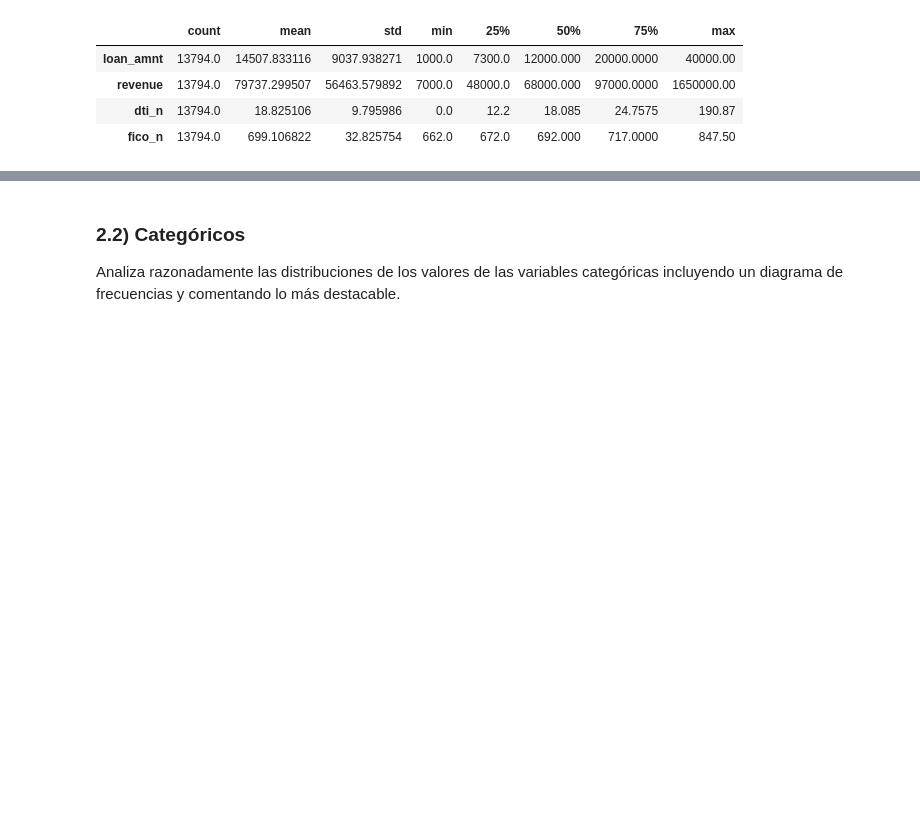
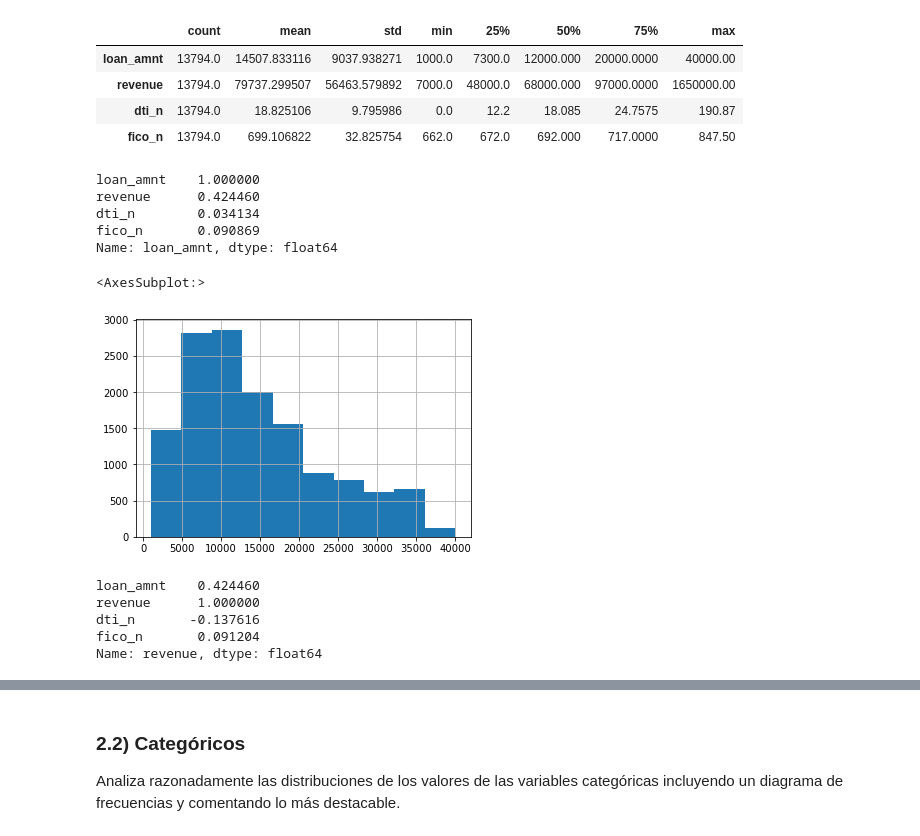
Before and after one commit to Carlanganas98/IA2, a Jupyter notebook: P1_clustering_enunciado.ipynb, the cells around one changed output, grey strips where cells are left out. Drawn from its saved outputs; the diff is of its cells as text; code cells hidden in the pictures; blank space fills up the shorter version.

```diff
--- a/P1_clustering_enunciado.ipynb
+++ b/P1_clustering_enunciado.ipynb
@@ -86,3 +86,12 @@ indicaría que probablemente haya un muy pequeño grupo de personas que han pedi
 Finalmente el indicador de solvencia nos muestra que de media los prestamos son "Buen crédito", y al no tener una desviación
 típica muy elevada nos indica que los datos no están muy dispersos en esta variable por lo que podemos afirmar que casi todos
 los prestamos dados serán "Buen préstamo", como mínimo "Crédito aceptable" o llegando a ser "Excelente crédito". """
+# %%
+correl=df.corr()
+correl['loan_amnt']
+# %% [output]
+loan_amnt    1.000000
+revenue      0.424460
+dti_n        0.034134
+fico_n       0.090869
+Name: loan_amnt, dtype: float64
@@ -88,0 +103,5 @@ los prestamos dados serán "Buen préstamo", como mínimo "Crédito aceptable" o
+# %%
+df.loan_amnt.hist()
+# %% [output]
+<AxesSubplot:>
+[figure, added]
@@ -88,0 +111,8 @@ los prestamos dados serán "Buen préstamo", como mínimo "Crédito aceptable" o
+# %%
+correl['revenue']
+# %% [output]
+loan_amnt    0.424460
+revenue      1.000000
+dti_n       -0.137616
+fico_n       0.091204
+Name: revenue, dtype: float64
```
Also changed, not shown: parts of 33 cells of this notebook.
